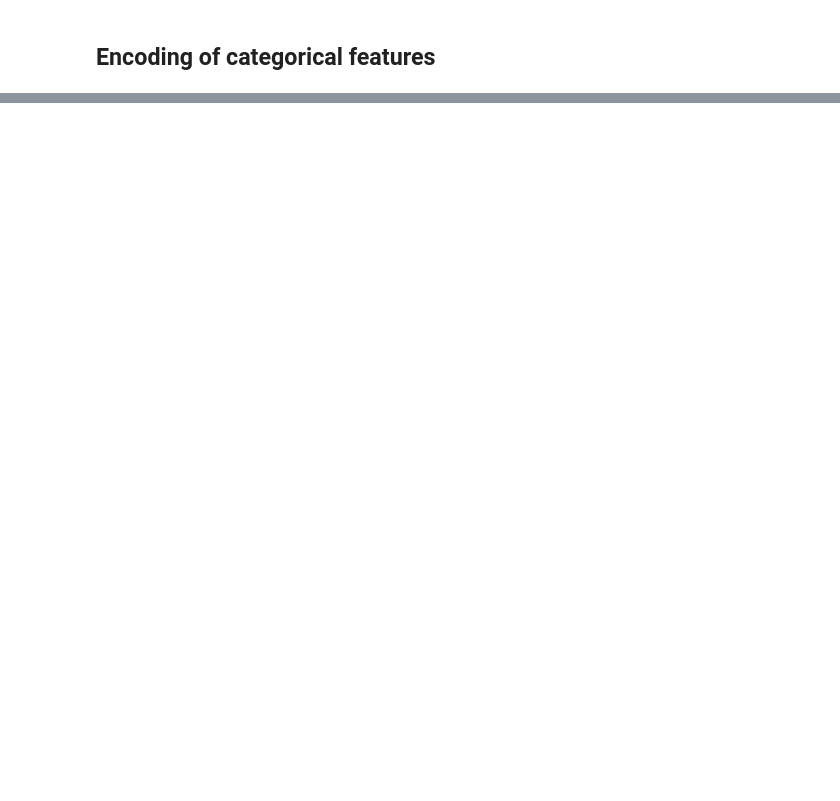
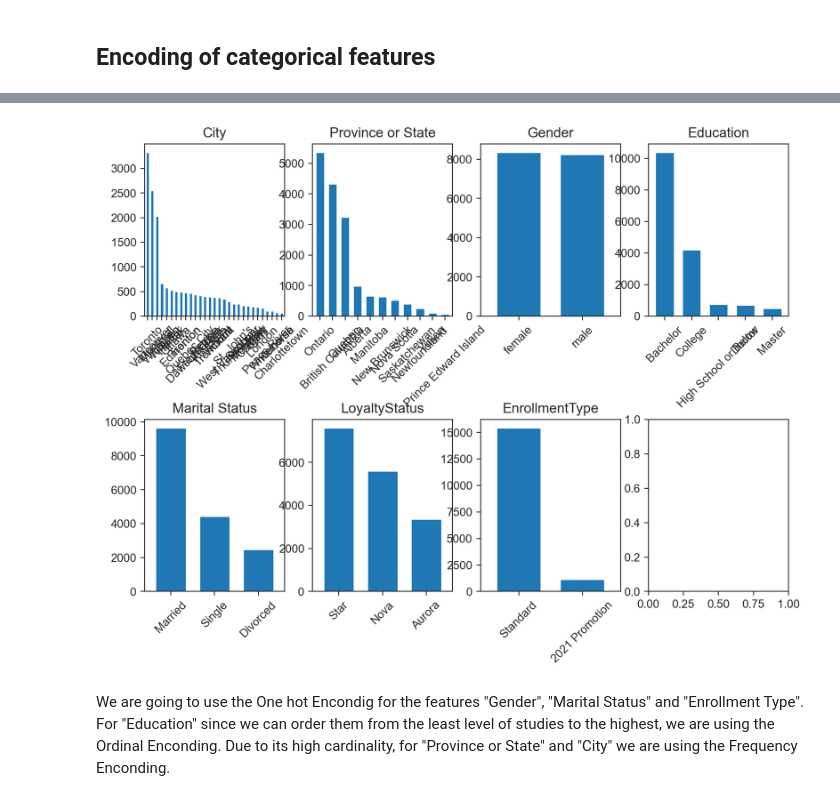
Before and after one commit to fjmartins17/DM_GROUP19_2526, a Jupyter notebook: Group19_Clustering_Code.ipynb, the cells around one changed output, grey strips where cells are left out. Cells and saved outputs as stored; diff of their text form; code cells hidden in the pictures; blank space fills up the shorter version.

```diff
--- a/Group19_Clustering_Code.ipynb
+++ b/Group19_Clustering_Code.ipynb
@@ -736,0 +806,17 @@ df_combined.sample(10)
+# %%
+# Initialize MinMaxScaler
+scaler = MinMaxScaler()
+
+# Fit the scaler on the data and transform it
+df_agg_scaled = scaler.fit_transform(df_agg_merged[merged_agg_metric])
+
+# Convert scaled data into a DataFrame with the same index as the original DataFrame
+df_agg_scaled_df = pd.DataFrame(df_agg_scaled, columns=merged_agg_metric, index=df_agg_merged.index)
+
+# Select the non-metric features from the original data
+non_metric_features_agg = df_agg_merged.drop(columns=merged_agg_metric)
+
+# Combine the scaled metric features with the non-metric features (ensure no new rows are added)
+df_combined_agg = pd.concat([df_agg_scaled_df, non_metric_features_agg], axis=1)
+
+df_combined_agg.sample(5)
@@ -795,5 +880,5 @@ We will impute the missing values using the KNN imputer.
 # %%
 imputer = KNNImputer(n_neighbors=5, weights="uniform")
 
-imputer.fit(df_c[c_metric])
-df_c[c_metric] = imputer.transform(df_c[c_metric])
+imputer.fit(df_combined_agg[merged_agg_metric])
+df_combined_agg[merged_agg_metric] = imputer.transform(df_combined_agg[merged_agg_metric])
@@ -824,0 +900,23 @@ dtype: int64
+# %%
+non_metric_features_agg = [		'City',	'Province or State',
+                       		'Gender',	'Education',	'Marital Status',
+                        	'LoyaltyStatus',	'EnrollmentType']
+# %%
+fig, axes = plt.subplots(
+    2,
+    ceil(len(non_metric_features_agg) / 2),
+    figsize=(10,7))
+
+for ax, feat in zip(axes.flatten(), non_metric_features_agg):
+    df_combined_agg[feat].value_counts().plot.bar(ax=ax, width=.7)
+    ax.set_title(feat)
+    ax.set_xlabel(None)
+    ax.set_ylabel(None)
+    ax.tick_params(axis='x', rotation=45)
+
+plt.subplots_adjust(hspace=0.6)
+plt.show()
+# %% [output]
+[figure, added]
+# %% [markdown]
+We are going to use the One hot Encondig for the features "Gender", "Marital Status" and "Enrollment Type". For "Education" since we can order them from the least level of studies to the highest, we are using the Ordinal Enconding. Due to its high cardinality, for "Province or State" and "City" we are using the Frequency Enconding.
```
Also changed, not shown: parts of 112 cells of this notebook.
